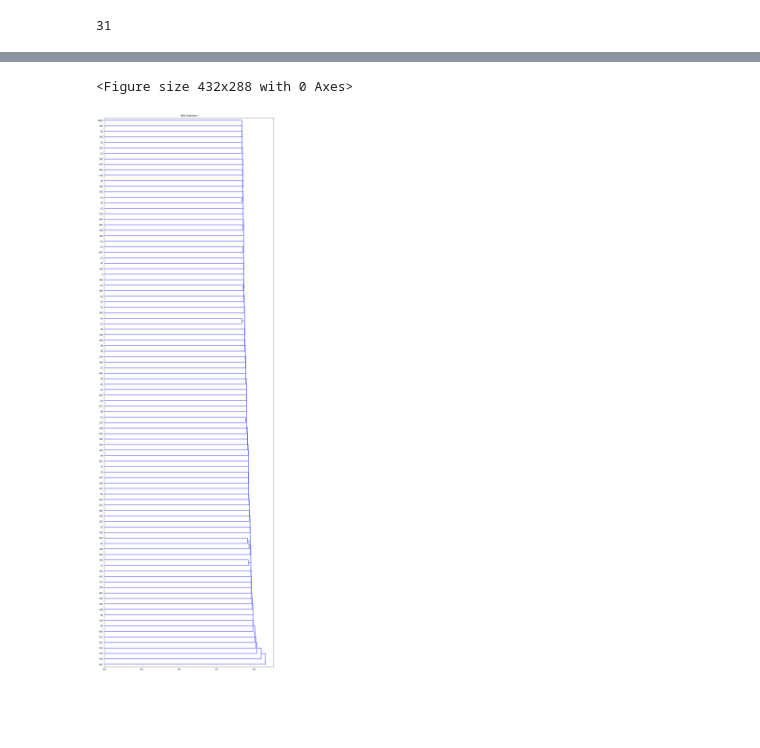
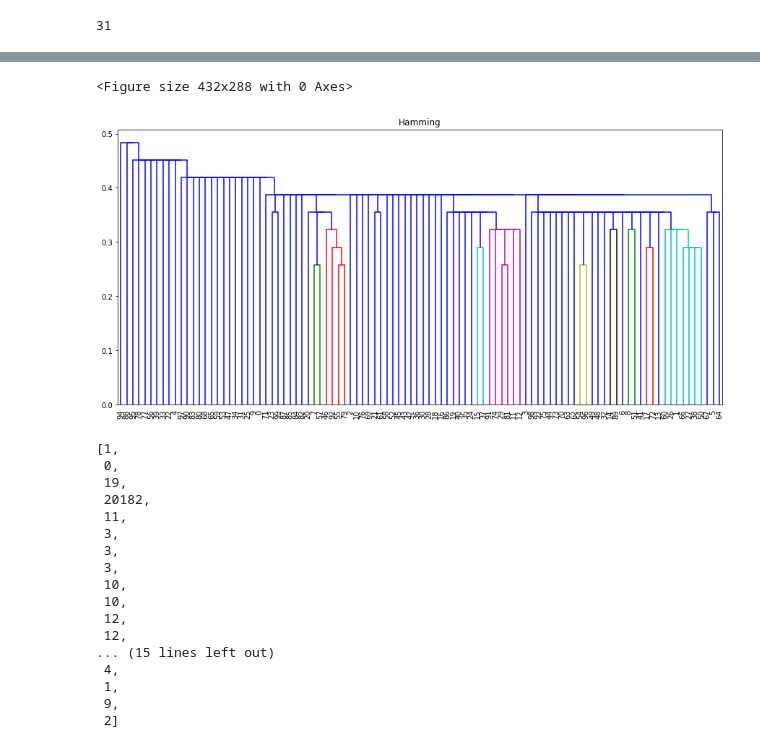
Before and after one commit to dsgantivac/DataMiningProject, a Jupyter notebook: Asociacion.ipynb, the cells around one changed output, grey strips where cells are left out. Saved outputs shown, nothing was run; the diff lists cells and outputs as text; code cells hidden in the pictures; blank space fills up the shorter version.

Commit message:
adding modes and cluster inertia data

```diff
--- a/Asociacion.ipynb
+++ b/Asociacion.ipynb
@@ -154,3 +234,8 @@ Run 1, iteration: 2/100, moves: 42, cost: 8617.0
 Wall time: 385 ms
 # %% [markdown]
 ## Distancia
+# %%
+DistancesTmp = km3.cluster_centroids_
+# %%
+DistancesTmp = list(DistancesTmp)
+DistancesTmp
@@ -156,0 +260,5 @@ Wall time: 385 ms
+# %%
+distArr = []
+for distance in DistancesTmp:
+    print(list(distance))
+    distArr.append(list(distance))
@@ -182,5 +308,6 @@ def smcDistances(arr):
 %%time
 #data1 = data.ilox
 #distances = smcDistances(dataSplit1)
-distances = pdist(dataSplit1, 'hamming')
+distTmp = np.array(distArr)
+distances = pdist(distTmp, 'hamming')
 # %% [output]
@@ -198,12 +325,32 @@ array([0.74193548, 0.61290323, 0.5483871 , ..., 0.5483871 , 0.61290323,
 Z = hierarchy.linkage(distances, 'single')
 # %%
 plt.figure()
-fig, axes = plt.subplots( figsize=(15, 50))
-R=dendrogram(Z, orientation="right",truncate_mode='lastp', p=100, leaf_font_size=10.,no_plot=False)
-axes.set_title("SMC Distance")
+fig, axes = plt.subplots( figsize=(15, 7))
+R=dendrogram(Z, orientation="top",truncate_mode='lastp', p=100, leaf_font_size=10.,no_plot=False)
+axes.set_title("Hamming")
 
 
 plt.show()
 # %% [output]
 <Figure size 432x288 with 0 Axes>
-[figure, old version]
+[figure, new version]
+# %%
+distArr[94]
+# %% [output]
+[1,
+ 0,
+ 19,
+ 20182,
+ 11,
+ 3,
+ 3,
+ 3,
+ 10,
+ 10,
+ 12,
+ 12,
+... (15 lines left out)
+ 4,
+ 1,
+ 9,
+ 2]
```
Also changed, not shown: parts of 11 cells of this notebook, 3 other files.
